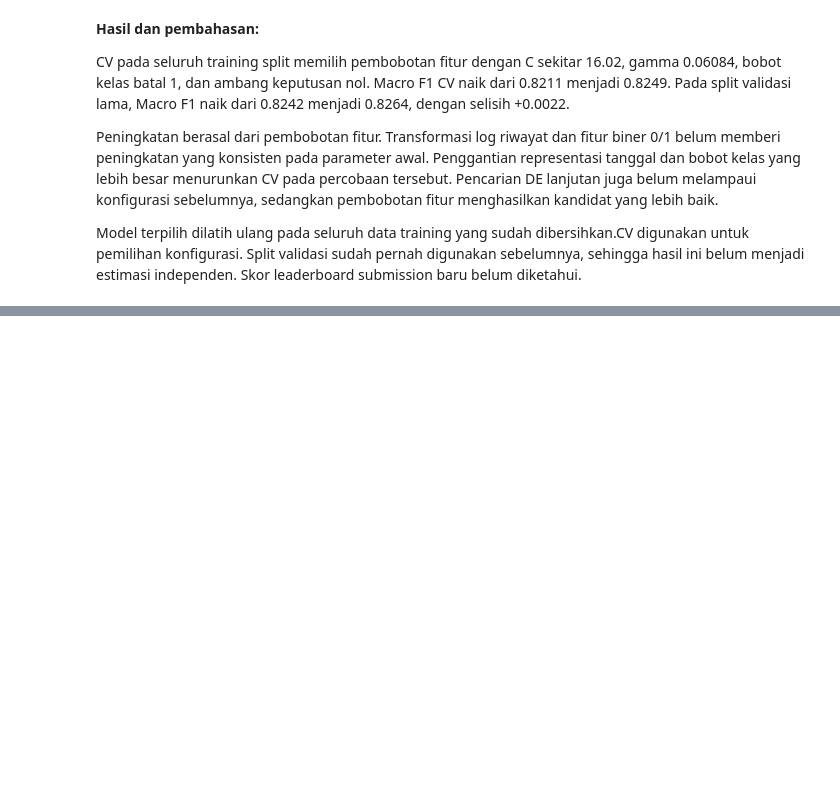
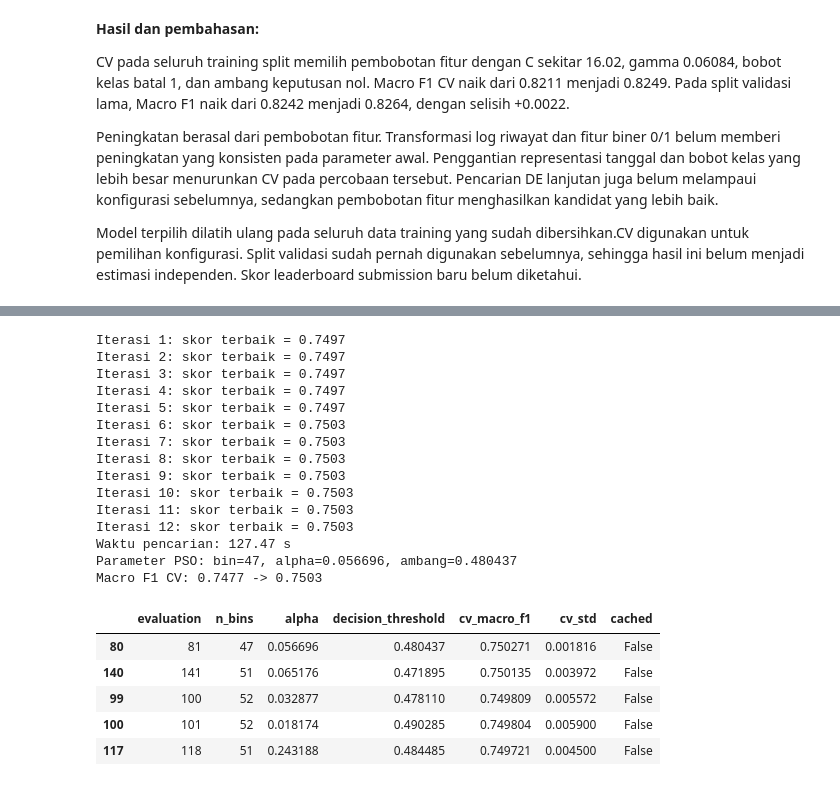
Before and after one commit to zizadhrmaa/IF3170_G25_IMKSIAI, a Jupyter notebook: src/Notebook_Tugas_Besar_2_IF3170_Inteligensi_Artifisial_2026_2027.ipynb, the cells around one changed output, grey strips where cells are left out. Saved outputs shown, nothing was run; the diff lists cells and outputs as text; code cells hidden in the pictures; blank space fills up the shorter version.

```diff
--- a/src/Notebook_Tugas_Besar_2_IF3170_Inteligensi_Artifisial_2026_2027.ipynb
+++ b/src/Notebook_Tugas_Besar_2_IF3170_Inteligensi_Artifisial_2026_2027.ipynb
@@ -752,6 +753,6 @@ Jumlah interval dan alpha dipilih melalui stratified 5-fold CV. Preprocessing di
 # %%
 NB_BINS_GRID = [5, 10, 20, 40]
-NB_ALPHA_GRID = [0.1, 0.5, 1.0]
+NB_BEST_ALPHA = 1.0  # Smoothing +1 untuk bagian wajib.
 nb_cv_scores = {}
 nb_start = time.perf_counter()
 for nb_fold, (nb_tr_idx, nb_va_idx) in enumerate(
@@ -762,22 +763,20 @@ for nb_fold, (nb_tr_idx, nb_va_idx) in enumerate(
         nb_fold_prep = NaiveBayesPreprocessor(n_bins=nb_bins).fit(nb_fold_train)
         nb_fold_X_train = nb_fold_prep.transform(nb_fold_train)
         nb_fold_X_val = nb_fold_prep.transform(nb_fold_val)
-        for nb_alpha in NB_ALPHA_GRID:
-            nb_candidate = NaiveBayes(
-                alpha=nb_alpha, min_categories=nb_fold_prep.n_categories_)
-            nb_candidate.fit(nb_fold_X_train, y_train[nb_tr_idx])
-            nb_fold_pred = nb_candidate.predict(nb_fold_X_val)
-            nb_cv_scores.setdefault((nb_bins, nb_alpha), []).append(
-                macro_f1(y_train[nb_va_idx], nb_fold_pred))
+        nb_candidate = NaiveBayes(
+            alpha=NB_BEST_ALPHA, min_categories=nb_fold_prep.n_categories_)
+        nb_candidate.fit(nb_fold_X_train, y_train[nb_tr_idx])
+        nb_fold_pred = nb_candidate.predict(nb_fold_X_val)
+        nb_cv_scores.setdefault(nb_bins, []).append(
+            macro_f1(y_train[nb_va_idx], nb_fold_pred))
     print(f'Naive Bayes fold {nb_fold + 1}/{CFG.N_FOLDS} selesai')
 
 nb_cv_table = pd.DataFrame([
-    {'n_bins': bins, 'alpha': alpha, 'cv_macro_f1': np.mean(scores),
+    {'n_bins': bins, 'alpha': NB_BEST_ALPHA, 'cv_macro_f1': np.mean(scores),
      'cv_std': np.std(scores)}
-    for (bins, alpha), scores in nb_cv_scores.items()
+    for bins, scores in nb_cv_scores.items()
 ]).sort_values('cv_macro_f1', ascending=False, kind='stable').reset_index(drop=True)
 NB_BEST_BINS = int(nb_cv_table.iloc[0]['n_bins'])
-NB_BEST_ALPHA = float(nb_cv_table.iloc[0]['alpha'])
 print(nb_cv_table.round(5).to_string(index=False))
 print(f'Parameter terpilih: n_bins={NB_BEST_BINS}, alpha={NB_BEST_ALPHA}')
 
@@ -2191,0 +2237,41 @@ Model terpilih dilatih ulang pada seluruh data training yang sudah dibersihkan.C
+# %%
+nb_pso_bounds = [(5, 80), (-3, 1), (0.2, 0.8)]
+nb_pso_initial = np.array([NB_BEST_BINS, np.log10(NB_BEST_ALPHA), 0.5])
+nb_pso_start = time.perf_counter()
+nb_pso_point, nb_pso_score = particle_swarm_optimization(
+    nb_pso_objective, bounds=nb_pso_bounds, initial_point=nb_pso_initial,
+    swarm_size=12, iterations=12, inertia=0.7, cognitive=1.5, social=1.5, seed=CFG.SEED)
+nb_pso_trials = pd.DataFrame(nb_pso_history)
+NB_PSO_BINS, NB_PSO_ALPHA, NB_PSO_THRESHOLD = decode_nb_pso(nb_pso_point)
+assert len(nb_pso_trials) == 12 * (12 + 1)
+assert np.isclose(nb_pso_trials.iloc[0]['cv_macro_f1'], nb_cv_table.iloc[0]['cv_macro_f1'])
+assert nb_pso_score >= nb_pso_trials.iloc[0]['cv_macro_f1']
+assert np.all(nb_pso_point >= np.array(nb_pso_bounds)[:, 0])
+assert np.all(nb_pso_point <= np.array(nb_pso_bounds)[:, 1])
+print(f'Waktu pencarian: {time.perf_counter() - nb_pso_start:.2f} s')
+print(f'Parameter PSO: bin={NB_PSO_BINS}, alpha={NB_PSO_ALPHA:.6f}, ambang={NB_PSO_THRESHOLD:.6f}')
+print(f'Macro F1 CV: {nb_pso_trials.iloc[0]["cv_macro_f1"]:.4f} -> {nb_pso_score:.4f}')
+prepare_nb_pso_folds.cache_clear()
+nb_pso_trials.sort_values('cv_macro_f1', ascending=False, kind='stable').head(5)
+# %% [output]
+Iterasi 1: skor terbaik = 0.7497
+Iterasi 2: skor terbaik = 0.7497
+Iterasi 3: skor terbaik = 0.7497
+Iterasi 4: skor terbaik = 0.7497
+Iterasi 5: skor terbaik = 0.7497
+Iterasi 6: skor terbaik = 0.7503
+Iterasi 7: skor terbaik = 0.7503
+Iterasi 8: skor terbaik = 0.7503
+Iterasi 9: skor terbaik = 0.7503
+Iterasi 10: skor terbaik = 0.7503
+Iterasi 11: skor terbaik = 0.7503
+Iterasi 12: skor terbaik = 0.7503
+Waktu pencarian: 127.47 s
+Parameter PSO: bin=47, alpha=0.056696, ambang=0.480437
+Macro F1 CV: 0.7477 -> 0.7503
+|  | evaluation | n_bins | alpha | decision_threshold | cv_macro_f1 | cv_std | cached |
+| 80 | 81 | 47 | 0.056696 | 0.480437 | 0.750271 | 0.001816 | False |
+| 140 | 141 | 51 | 0.065176 | 0.471895 | 0.750135 | 0.003972 | False |
+| 99 | 100 | 52 | 0.032877 | 0.478110 | 0.749809 | 0.005572 | False |
+| 100 | 101 | 52 | 0.018174 | 0.490285 | 0.749804 | 0.005900 | False |
+| 117 | 118 | 51 | 0.243188 | 0.484485 | 0.749721 | 0.004500 | False |
```
Also changed, not shown: parts of 11 cells of this notebook, 4 other files.
